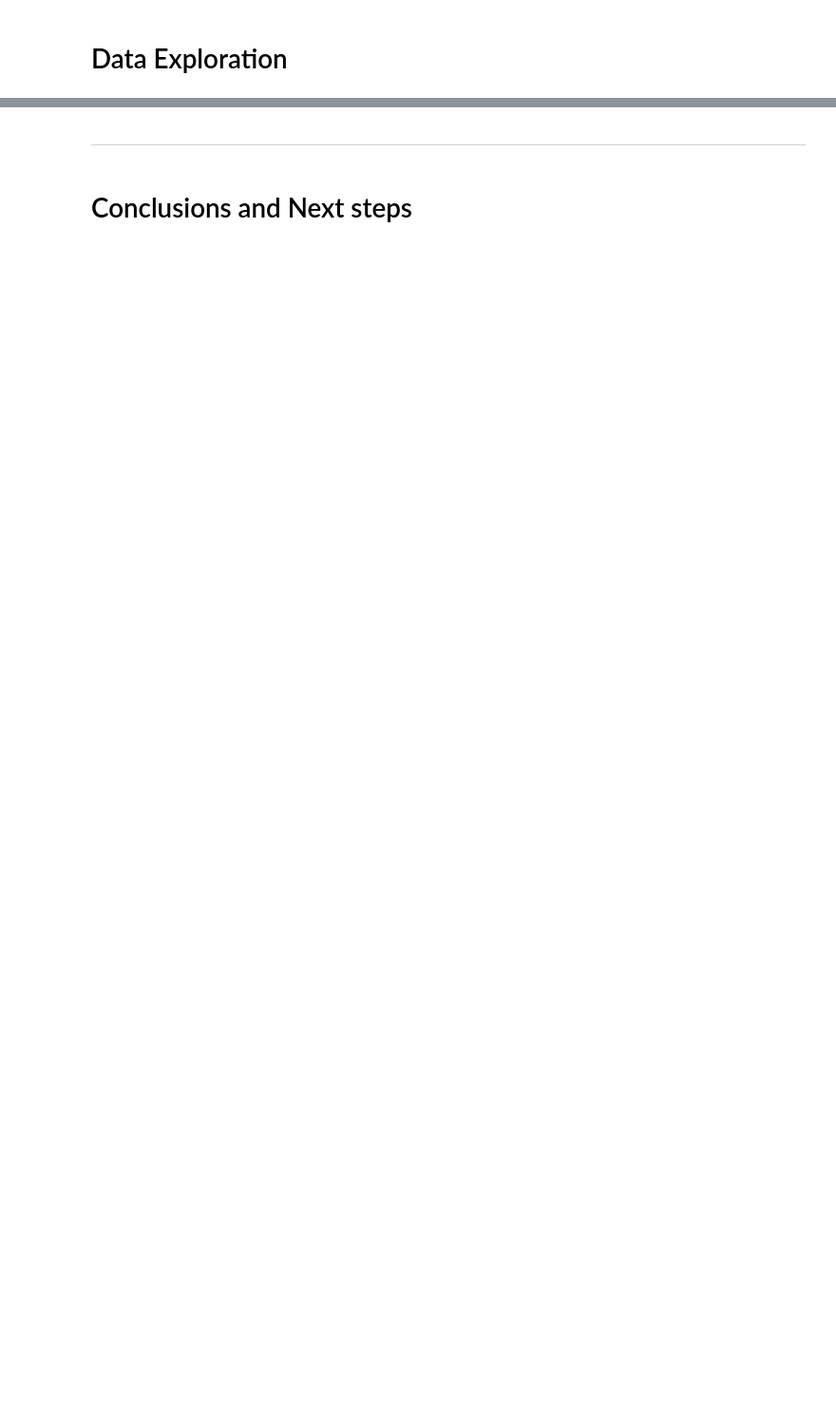
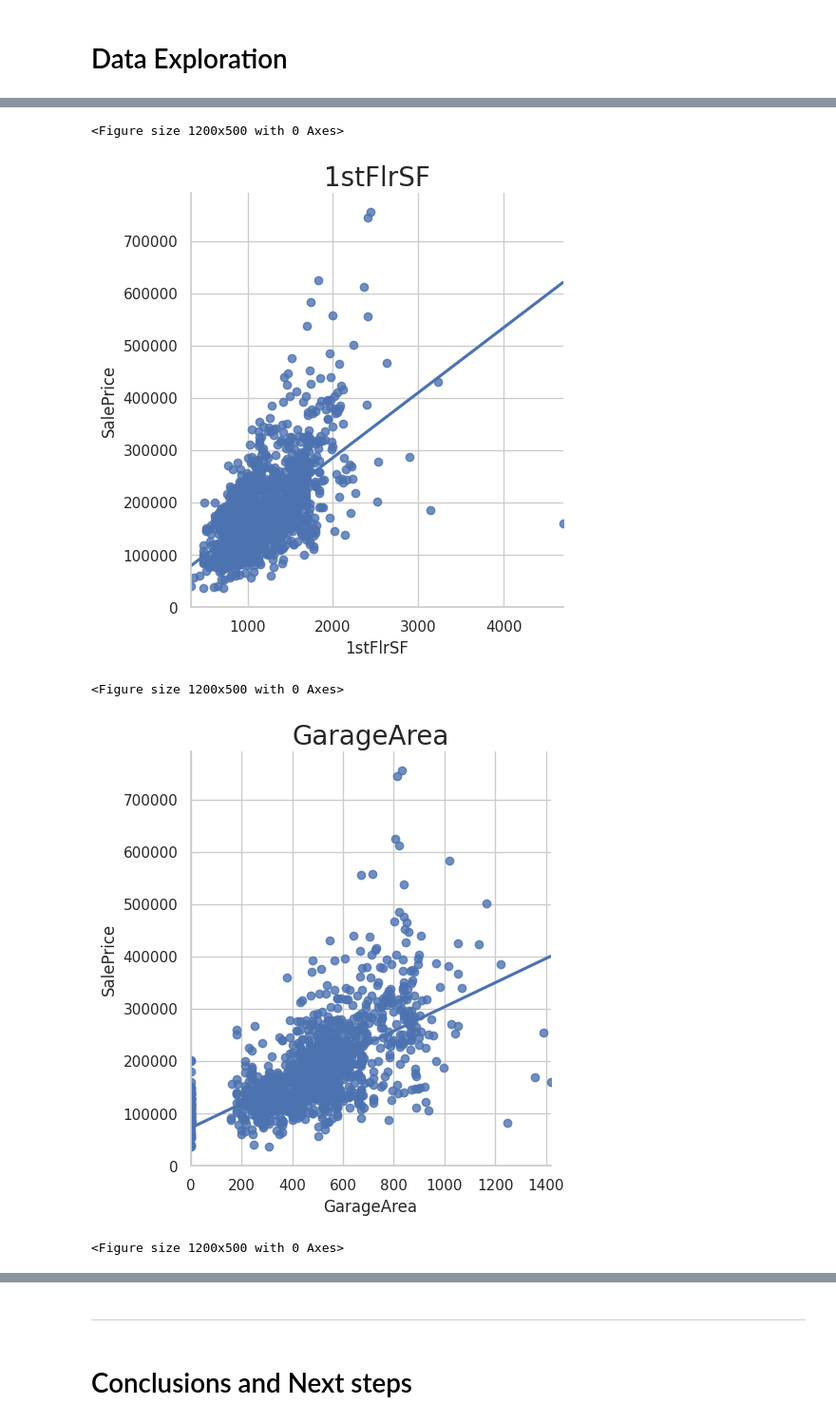
Before and after one commit to LewisClements21/house-pricing, a Jupyter notebook: jupyter_notebooks/03 - CorrelationStudy.ipynb, the cells around one changed output, grey strips where cells are left out. Shown at 95% size. Cells and saved outputs as stored; diff of their text form; code cells hidden in the pictures; blank space fills up the shorter version.

```diff
--- a/jupyter_notebooks/03 - CorrelationStudy.ipynb
+++ b/jupyter_notebooks/03 - CorrelationStudy.ipynb
@@ -173,0 +323,3 @@ fig.show(renderer='jupyterlab')
+# %%
+df_eda = df.filter(vars_to_study + ['SalePrice'])
+df_eda.head()
@@ -173,0 +366,55 @@ fig.show(renderer='jupyterlab')
+# %%
+def plot_lm(df, col, target_var):
+  """
+  Function to create linear regression plots of the target and
+  features with continuous values.
+  It saves each figure to folder.
+  """
+  plt.figure(figsize=(12, 5))
+  sns.lmplot(data=df, x=col, y=target_var, ci=None)
+  plt.title(f"{col}", fontsize=20)
+  plt.savefig(f'docs/plots/lm_plot_price_by_{col}.png', bbox_inches='tight')
+  plt.show()
+
+def plot_line(df, col, target_var):
+  """
+  Function to create a line plot of the target and
+  time variables (years).
+  It saves each figure to folder.
+  """
+  plt.figure(figsize=(12, 5))
+  sns.lineplot(data=df, x=col, y=target_var)
+  plt.title(f"{col}", fontsize=20)
+  plt.savefig(f'docs/plots/line_plot_price_by_{col}.png', bbox_inches='tight')
+  plt.show()
+
+def plot_box(df, col, target_var):
+  """
+  Function to create a box plot of the target and
+  categorical variables.
+  It saves each figure to folder.
+  """
+  plt.figure(figsize=(8, 5))
+  sns.boxplot(data=df, x=col, y=target_var)
+  plt.title(f"{col}", fontsize=20)
+  plt.savefig(f'docs/plots/box_plot_price_by_{col}', bbox_inches='tight')
+  plt.show()
+
+
+for col in vars_to_study:
+  if len(df_eda[col].unique()) <= 10:
+    plot_box(df_eda, col, target_var)
+    print("\n\n")
+  else:
+    if col in time:
+      plot_line(df_eda, col, target_var)
+      print("\n\n")
+    else:
+      plot_lm(df_eda, col, target_var)
+      print("\n\n")
+# %% [output]
+<Figure size 1200x500 with 0 Axes>
+[figure, added]
+<Figure size 1200x500 with 0 Axes>
+[figure, added]
+<Figure size 1200x500 with 0 Axes>
```
Also changed, not shown: parts of 65 cells of this notebook, 17 other files.
